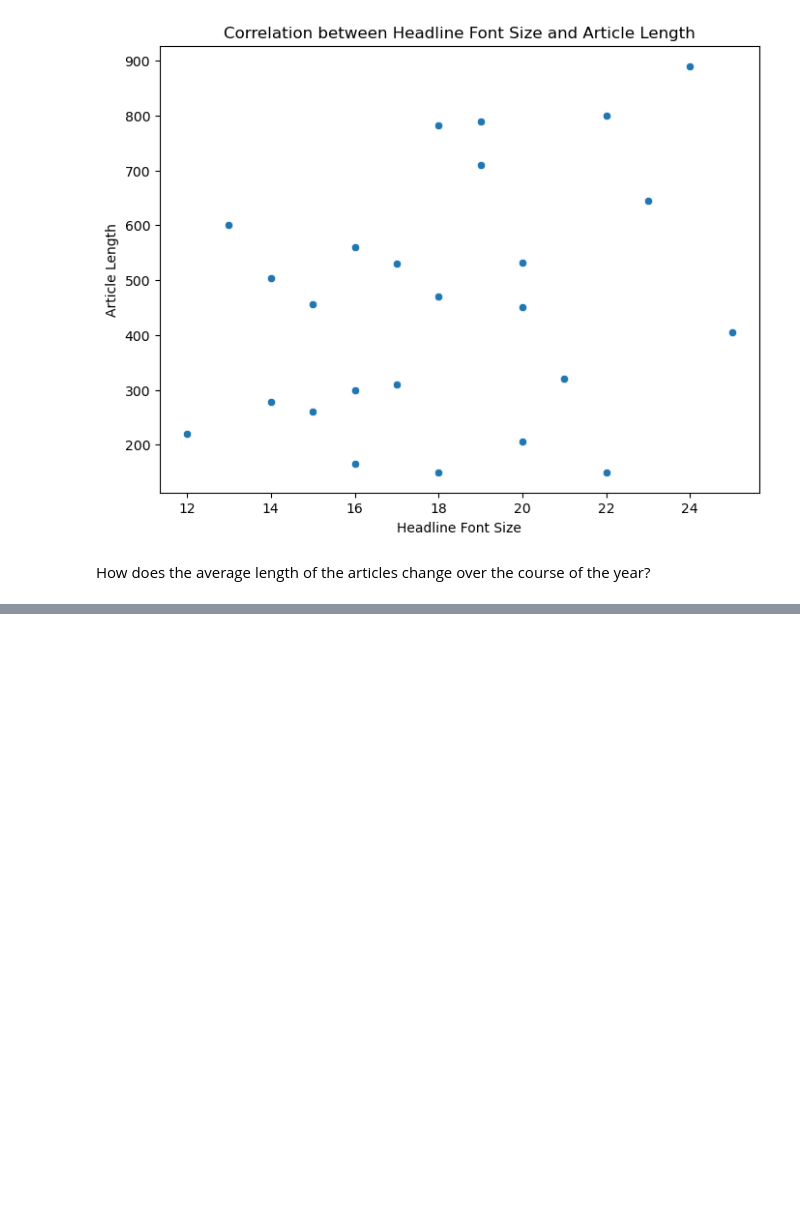
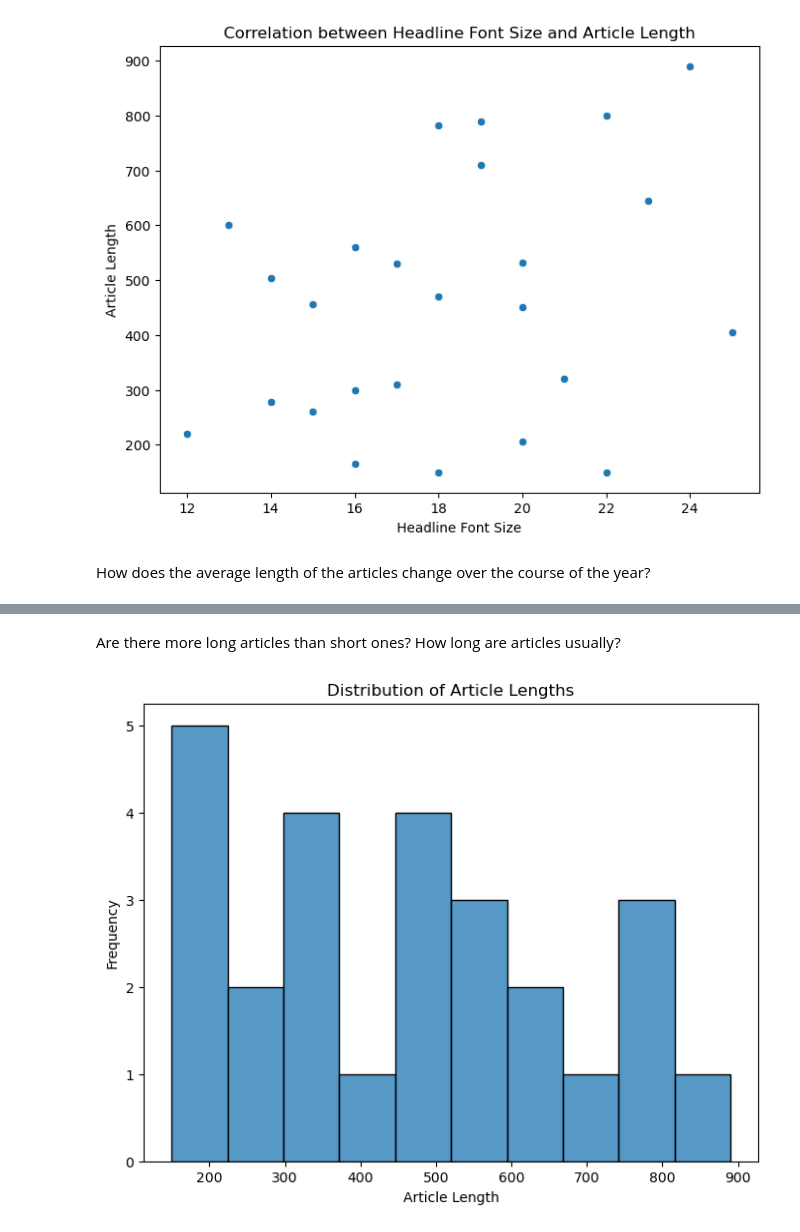
Before and after one commit to ZuebeyirEser/DataScienceCourseExercise, a Jupyter notebook: FourthWeek/exercise.ipynb, the cells around one changed output, grey strips where cells are left out. Cells and saved outputs as stored; diff of their text form; code cells hidden in the pictures; blank space fills up the shorter version.

```diff
--- a/FourthWeek/exercise.ipynb
+++ b/FourthWeek/exercise.ipynb
@@ -103,0 +94,11 @@ df
+# %% [markdown]
+Are there more long articles than short ones? How long are articles usually?
+# %%
+plt.figure(figsize=(8, 6))
+sns.histplot(df['article_length'], bins=10, kde=False)
+plt.title('Distribution of Article Lengths')
+plt.xlabel('Article Length')
+plt.ylabel('Frequency')
+plt.show()
+# %% [output]
+[figure, added]
```
Also changed, not shown: parts of 5 cells of this notebook, 1 other file.
